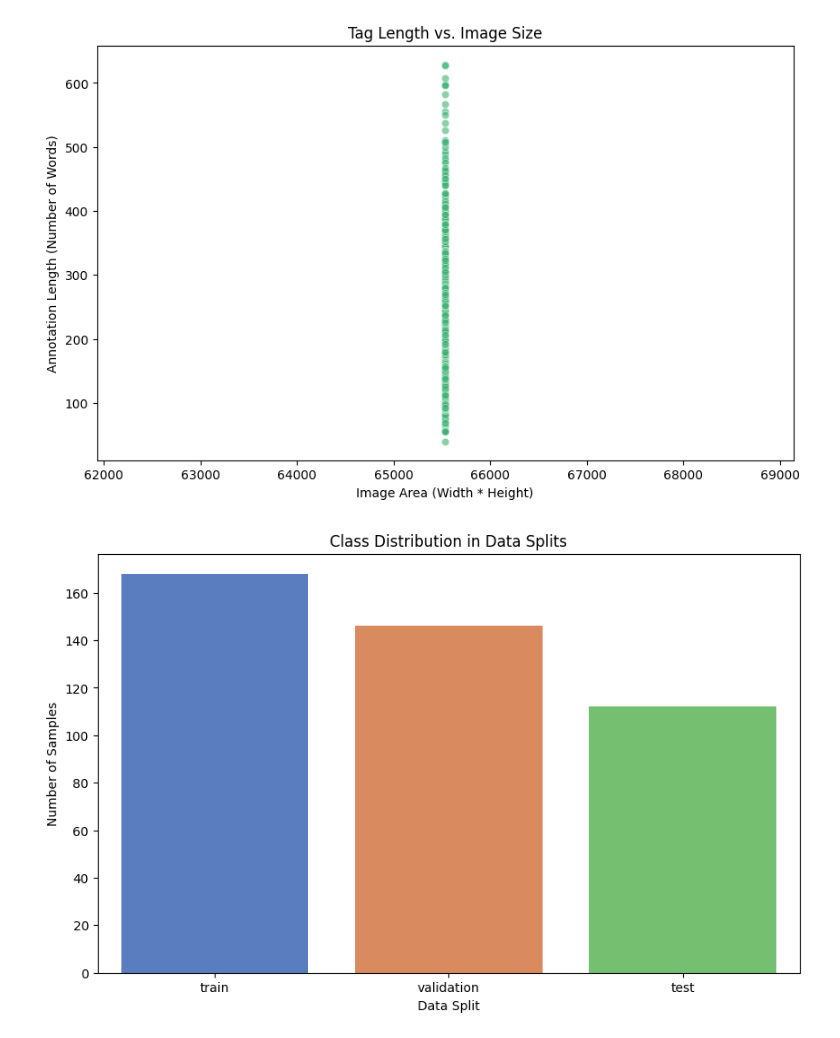
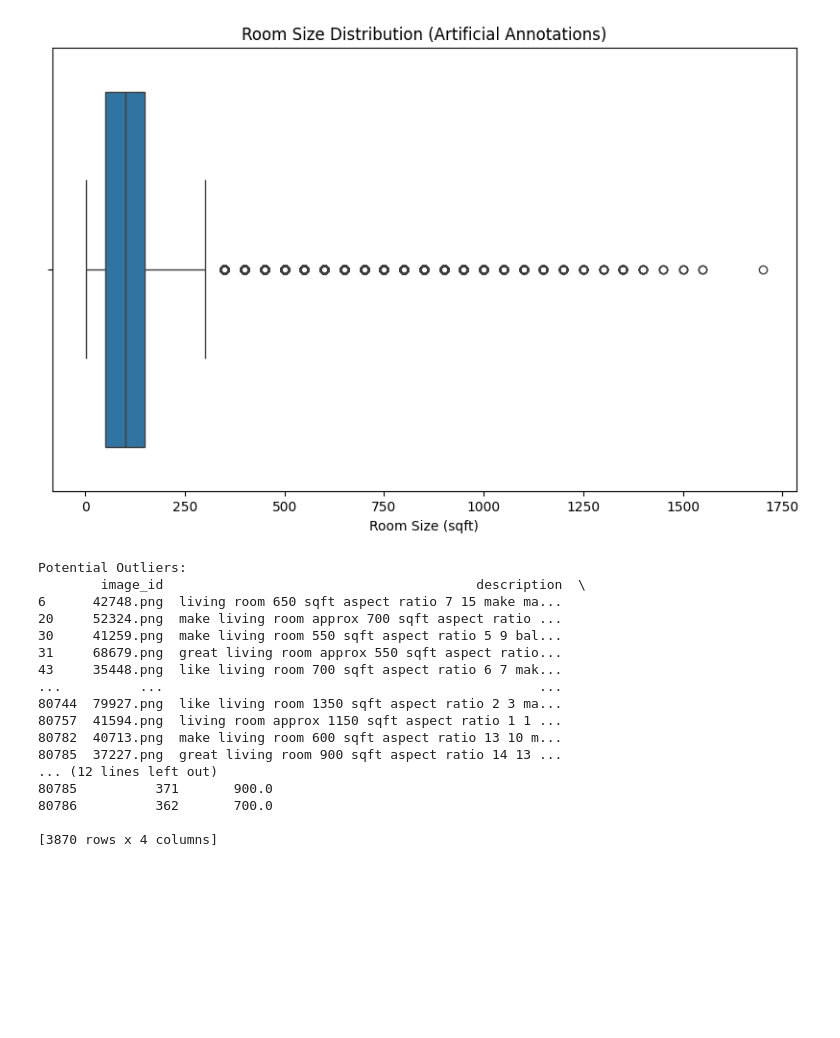
Before and after one commit to AdrianCC9/Athena, a Jupyter notebook: src/data_visualization.ipynb, the cells around one changed output. Cells and saved outputs as stored; diff of their text form; code cells hidden in the pictures; blank space fills up the shorter version.

```diff
--- a/src/data_visualization.ipynb
+++ b/src/data_visualization.ipynb
@@ -72,28 +99,34 @@ plt.show(block=True)
-# %%
-# Correlation Between Tag Length and Image Size
-image_areas = [w * h for w, h in image_resolutions]
-tag_lengths = human_annotations_df['annotation'].dropna().apply(lambda x: len(str(x).split()))
-
-if len(image_areas) >= len(tag_lengths):
-    plt.figure(figsize=(10, 6))
-    sns.scatterplot(x=image_areas[:len(tag_lengths)], y=tag_lengths, alpha=0.6, color='mediumseagreen')
-    plt.title('Tag Length vs. Image Size')
-    plt.xlabel('Image Area (Width * Height)')
-    plt.ylabel('Annotation Length (Number of Words)')
-    plt.show(block=True)
-else:
-    print("Insufficient data for correlation analysis between tag length and image size.")
-# %% [output]
-[figure, removed]
-# %%
-# Class Distribution in Splits (Mock Splits)
-splits = ['train', 'validation', 'test']
-split_counts = np.random.randint(100, 200, size=3)
-plt.figure(figsize=(10, 6))
-sns.barplot(x=splits, y=split_counts, hue=splits, dodge=False, palette='muted', legend=False)
-plt.title('Class Distribution in Data Splits')
-plt.ylabel('Number of Samples')
-plt.xlabel('Data Split')
-plt.show(block=True)
-# %% [output]
-[figure, removed]
+# %%
+# Extract room sizes if available in artificial annotations
+artificial_annotations_df["room_sizes"] = artificial_annotations_df["description"].str.extract(r'(\d+) sqft').astype(float)
+
+# Plot room size distribution
+plt.figure(figsize=(10, 6))
+sns.boxplot(x=artificial_annotations_df["room_sizes"])
+plt.title("Room Size Distribution (Artificial Annotations)")
+plt.xlabel("Room Size (sqft)")
+plt.show()
+
+# Highlight outliers
+outliers = artificial_annotations_df[artificial_annotations_df["room_sizes"] > artificial_annotations_df["room_sizes"].quantile(0.95)]
+print("Potential Outliers:")
+print(outliers)
+# %% [output]
+[figure, added]
+Potential Outliers:
+        image_id                                        description  \
+6      42748.png  living room 650 sqft aspect ratio 7 15 make ma...
+20     52324.png  make living room approx 700 sqft aspect ratio ...
+30     41259.png  make living room 550 sqft aspect ratio 5 9 bal...
+31     68679.png  great living room approx 550 sqft aspect ratio...
+43     35448.png  like living room 700 sqft aspect ratio 6 7 mak...
+...          ...                                                ...
+80744  79927.png  like living room 1350 sqft aspect ratio 2 3 ma...
+80757  41594.png  living room approx 1150 sqft aspect ratio 1 1 ...
+80782  40713.png  make living room 600 sqft aspect ratio 13 10 m...
+80785  37227.png  great living room 900 sqft aspect ratio 14 13 ...
+... (12 lines left out)
+80785          371       900.0
+80786          362       700.0
+
+[3870 rows x 4 columns]
```
Also changed, not shown: parts of 8 cells of this notebook.
